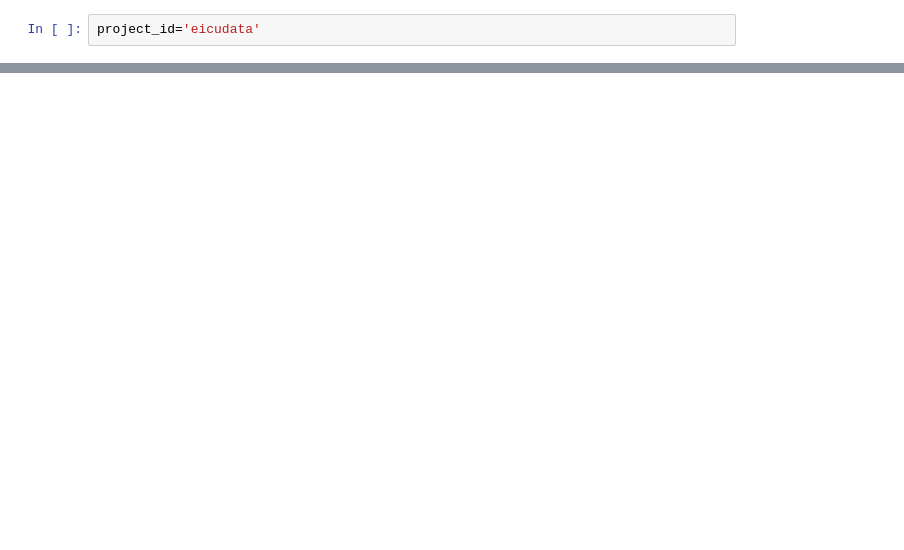
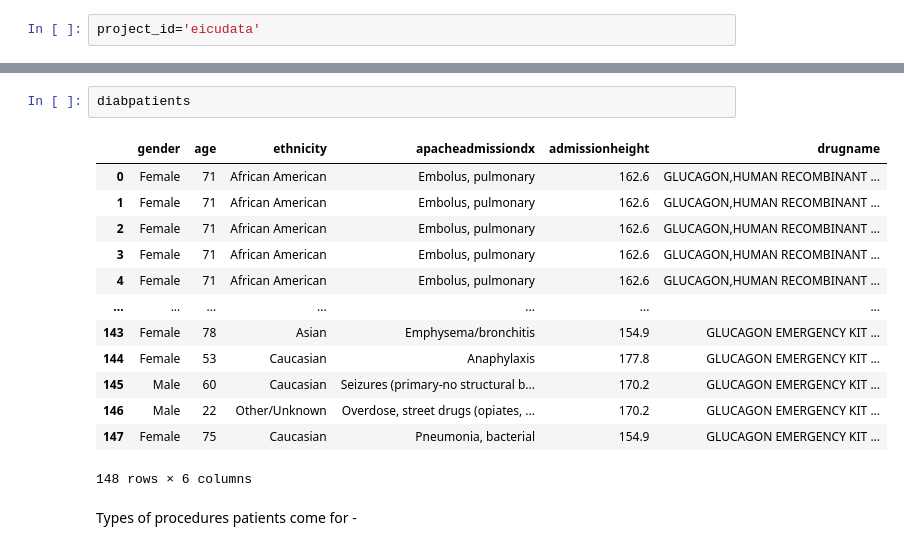
Before and after one commit to sumaiya08/clinical-decision-support, a Jupyter notebook: EDA.ipynb, the cells around one changed output, grey strips where cells are left out. Cells and saved outputs as stored; diff of their text form; blank space fills up the shorter version.

```diff
--- a/EDA.ipynb
+++ b/EDA.ipynb
@@ -32,0 +124,18 @@ Number of patients:
+# %%
+diabpatients
+# %% [output]
+|  | gender | age | ethnicity | apacheadmissiondx | admissionheight | drugname |
+| 0 | Female | 71 | African American | Embolus, pulmonary | 162.6 | GLUCAGON,HUMAN RECOMBINANT ... |
+| 1 | Female | 71 | African American | Embolus, pulmonary | 162.6 | GLUCAGON,HUMAN RECOMBINANT ... |
+| 2 | Female | 71 | African American | Embolus, pulmonary | 162.6 | GLUCAGON,HUMAN RECOMBINANT ... |
+| 3 | Female | 71 | African American | Embolus, pulmonary | 162.6 | GLUCAGON,HUMAN RECOMBINANT ... |
+| 4 | Female | 71 | African American | Embolus, pulmonary | 162.6 | GLUCAGON,HUMAN RECOMBINANT ... |
+| ... | ... | ... | ... | ... | ... | ... |
+| 143 | Female | 78 | Asian | Emphysema/bronchitis | 154.9 | GLUCAGON EMERGENCY KIT ... |
+| 144 | Female | 53 | Caucasian | Anaphylaxis | 177.8 | GLUCAGON EMERGENCY KIT ... |
+| 145 | Male | 60 | Caucasian | Seizures (primary-no structural b... | 170.2 | GLUCAGON EMERGENCY KIT ... |
+| 146 | Male | 22 | Other/Unknown | Overdose, street drugs (opiates, ... | 170.2 | GLUCAGON EMERGENCY KIT ... |
+| 147 | Female | 75 | Caucasian | Pneumonia, bacterial | 154.9 | GLUCAGON EMERGENCY KIT ... |
+148 rows × 6 columns
+# %% [markdown]
+Types of procedures patients come for -
```
Also changed, not shown: parts of 33 cells of this notebook.
